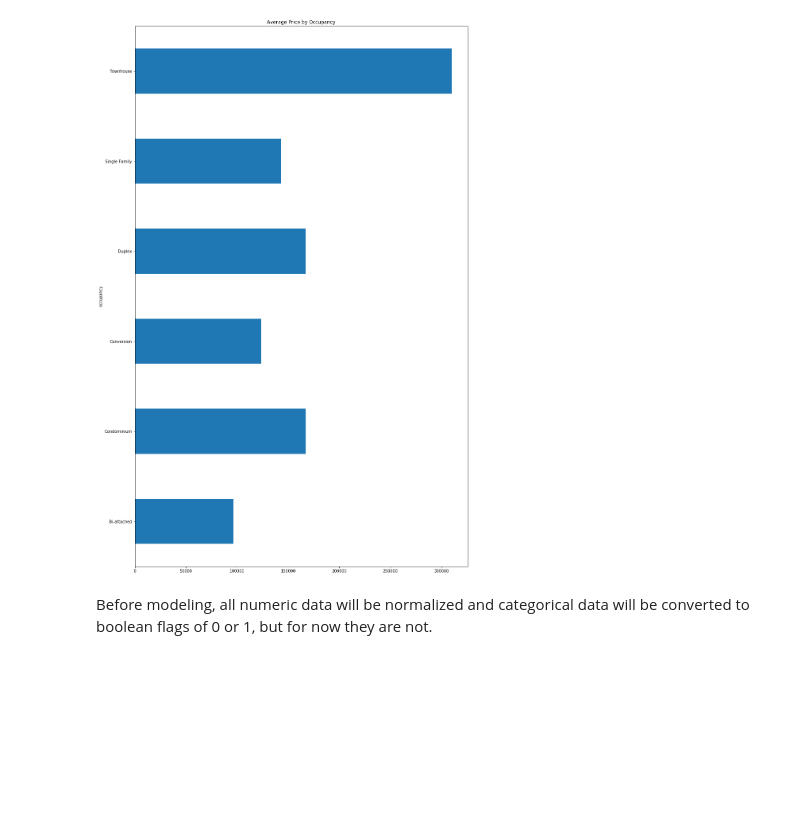
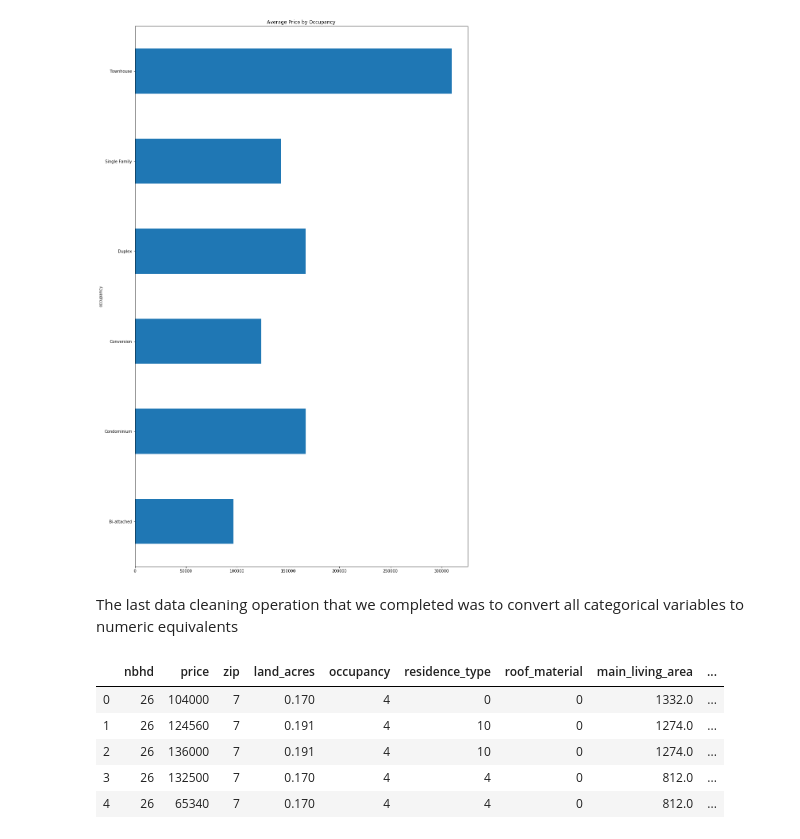
Before and after one commit to HansonMichaelR/PythonGroupProject, a Jupyter notebook: PurpleCobrasGroupProject.ipynb, the cells around one changed output. Cells and saved outputs as stored; diff of their text form; code cells hidden in the pictures; blank space fills up the shorter version.

Commit message:
Convert categorical data to numeric values

```diff
--- a/PurpleCobrasGroupProject.ipynb
+++ b/PurpleCobrasGroupProject.ipynb
@@ -48,6 +48,9 @@ Next, we put the data into a pandas dataframe so it was easier to work with.
 # %%
 import pandas as pd
 from urllib.request import urlopen
+
+pd.set_option('display.max_columns', None)
+pd.set_option('display.max_rows', None)
 
 url ='http://www.assess.co.polk.ia.us/web/exports/res/sales/2019/DM.txt'
 df = pd.read_csv(url, sep='\t')
@@ -338,5 +339,39 @@ grouprestype.plot(kind="barh", title="Average Price by Occupancy", figsize=(15,2
 plt.show()
 # %% [output]
 [figure]
-# %% [markdown]
-Before modeling, all numeric data will be normalized and categorical data will be converted to boolean flags of 0 or 1, but for now they are not.
+# %% [markdown]
+The last data cleaning operation that we completed was to convert all categorical variables to numeric equivalents
+# %%
+#converting variables to categorical
+cleanDF.nbhd = pd.Categorical(cleanDF.nbhd)
+cleanDF.nbhd = cleanDF.nbhd.cat.codes
+
+cleanDF.zip = pd.Categorical(cleanDF.zip)
+cleanDF.zip = cleanDF.zip.cat.codes
+
+cleanDF.occupancy = pd.Categorical(cleanDF.occupancy)
+cleanDF.occupancy = cleanDF.occupancy.cat.codes
+
+cleanDF.residence_type = pd.Categorical(cleanDF.residence_type)
+cleanDF.residence_type = cleanDF.residence_type.cat.codes
+
+cleanDF.roof_material = pd.Categorical(cleanDF.roof_material)
+cleanDF.roof_material = cleanDF.roof_material.cat.codes
+
+cleanDF.foundation = pd.Categorical(cleanDF.foundation)
+cleanDF.foundation = cleanDF.foundation.cat.codes
+
+cleanDF.condition = pd.Categorical(cleanDF.condition)
+cleanDF.condition = cleanDF.condition.cat.codes
+
+cleanDF.heating = pd.Categorical(cleanDF.heating)
+cleanDF.heating = cleanDF.heating.cat.codes
+
+cleanDF.head()
+# %% [output]
+|  | nbhd | price | zip | land_acres | occupancy | residence_type | roof_material | main_living_area | ... |
+| 0 | 26 | 104000 | 7 | 0.170 | 4 | 0 | 0 | 1332.0 | ... |
+| 1 | 26 | 124560 | 7 | 0.191 | 4 | 10 | 0 | 1274.0 | ... |
+| 2 | 26 | 136000 | 7 | 0.191 | 4 | 10 | 0 | 1274.0 | ... |
+| 3 | 26 | 132500 | 7 | 0.170 | 4 | 4 | 0 | 812.0 | ... |
+| 4 | 26 | 65340 | 7 | 0.170 | 4 | 4 | 0 | 812.0 | ... |
```
Also changed, not shown: parts of 2 cells of this notebook.
